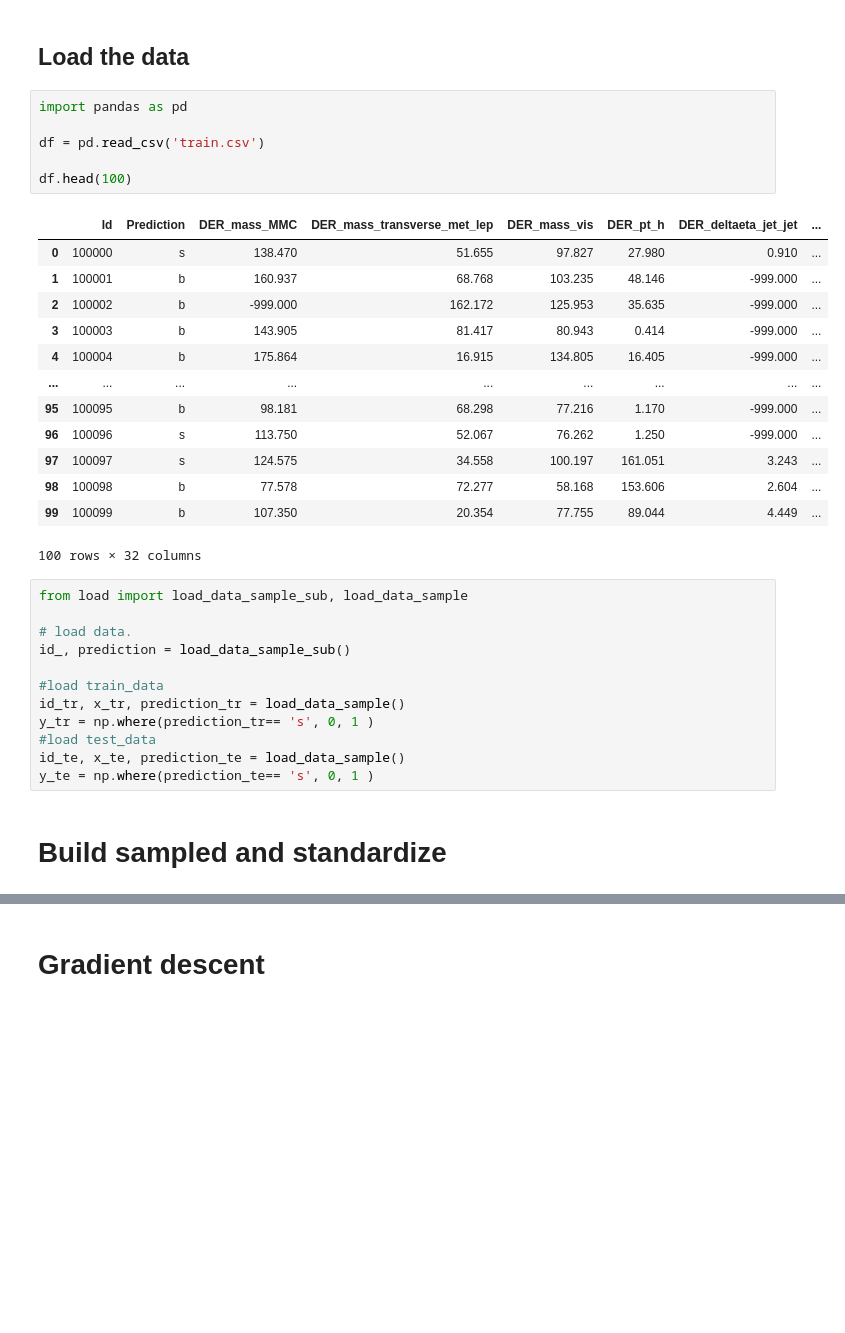
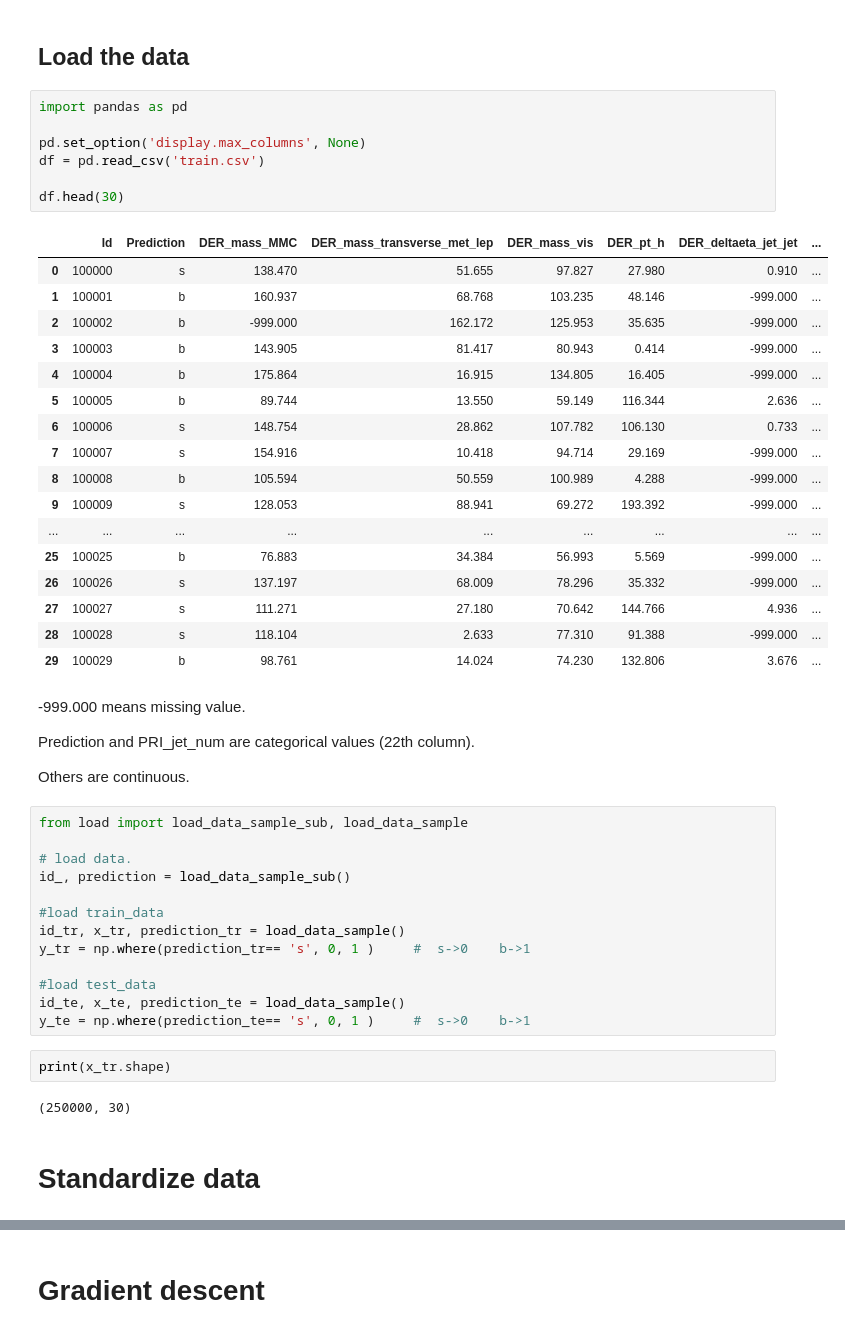
Before and after one commit to mkondracki/ML_project_1, a Jupyter notebook: Projet_1.ipynb, the cells around one changed output, grey strips where cells are left out. Drawn from its saved outputs; the diff is of its cells as text; blank space fills up the shorter version.

Commit message:
update standardize

```diff
--- a/Projet_1.ipynb
+++ b/Projet_1.ipynb
@@ -10,23 +10,34 @@ import matplotlib.pyplot as plt
 # %%
 import pandas as pd
 
+pd.set_option('display.max_columns', None)
 df = pd.read_csv('train.csv')
 
-df.head(100)
+df.head(30)
 # %% [output]
 |  | Id | Prediction | DER_mass_MMC | DER_mass_transverse_met_lep | DER_mass_vis | DER_pt_h | DER_deltaeta_jet_jet | ... |
 | 0 | 100000 | s | 138.470 | 51.655 | 97.827 | 27.980 | 0.910 | ... |
 | 1 | 100001 | b | 160.937 | 68.768 | 103.235 | 48.146 | -999.000 | ... |
 | 2 | 100002 | b | -999.000 | 162.172 | 125.953 | 35.635 | -999.000 | ... |
 | 3 | 100003 | b | 143.905 | 81.417 | 80.943 | 0.414 | -999.000 | ... |
 | 4 | 100004 | b | 175.864 | 16.915 | 134.805 | 16.405 | -999.000 | ... |
+| 5 | 100005 | b | 89.744 | 13.550 | 59.149 | 116.344 | 2.636 | ... |
+| 6 | 100006 | s | 148.754 | 28.862 | 107.782 | 106.130 | 0.733 | ... |
+| 7 | 100007 | s | 154.916 | 10.418 | 94.714 | 29.169 | -999.000 | ... |
+| 8 | 100008 | b | 105.594 | 50.559 | 100.989 | 4.288 | -999.000 | ... |
+| 9 | 100009 | s | 128.053 | 88.941 | 69.272 | 193.392 | -999.000 | ... |
 | ... | ... | ... | ... | ... | ... | ... | ... | ... |
-| 95 | 100095 | b | 98.181 | 68.298 | 77.216 | 1.170 | -999.000 | ... |
-| 96 | 100096 | s | 113.750 | 52.067 | 76.262 | 1.250 | -999.000 | ... |
-| 97 | 100097 | s | 124.575 | 34.558 | 100.197 | 161.051 | 3.243 | ... |
-| 98 | 100098 | b | 77.578 | 72.277 | 58.168 | 153.606 | 2.604 | ... |
-| 99 | 100099 | b | 107.350 | 20.354 | 77.755 | 89.044 | 4.449 | ... |
+| 25 | 100025 | b | 76.883 | 34.384 | 56.993 | 5.569 | -999.000 | ... |
+| 26 | 100026 | s | 137.197 | 68.009 | 78.296 | 35.332 | -999.000 | ... |
+| 27 | 100027 | s | 111.271 | 27.180 | 70.642 | 144.766 | 4.936 | ... |
+| 28 | 100028 | s | 118.104 | 2.633 | 77.310 | 91.388 | -999.000 | ... |
+| 29 | 100029 | b | 98.761 | 14.024 | 74.230 | 132.806 | 3.676 | ... |
-100 rows × 32 columns
+# %% [markdown]
+-999.000 means missing value.
+
+Prediction and PRI_jet_num are categorical values (22th column).
+
+Others are continuous.
 # %%
 from load import load_data_sample_sub, load_data_sample
 
@@ -35,9 +46,14 @@ id_, prediction = load_data_sample_sub()
 
 #load train_data
 id_tr, x_tr, prediction_tr = load_data_sample()
-y_tr = np.where(prediction_tr== 's', 0, 1 )
+y_tr = np.where(prediction_tr== 's', 0, 1 )     #  s->0    b->1
+
 #load test_data
 id_te, x_te, prediction_te = load_data_sample()
-y_te = np.where(prediction_te== 's', 0, 1 )
+y_te = np.where(prediction_te== 's', 0, 1 )     #  s->0    b->1
+# %%
+print(x_tr.shape)
+# %% [output]
+(250000, 30)
 # %% [markdown]
-# Build sampled and standardize
+# Standardize data
```
Also changed, not shown: parts of 6 cells of this notebook.
